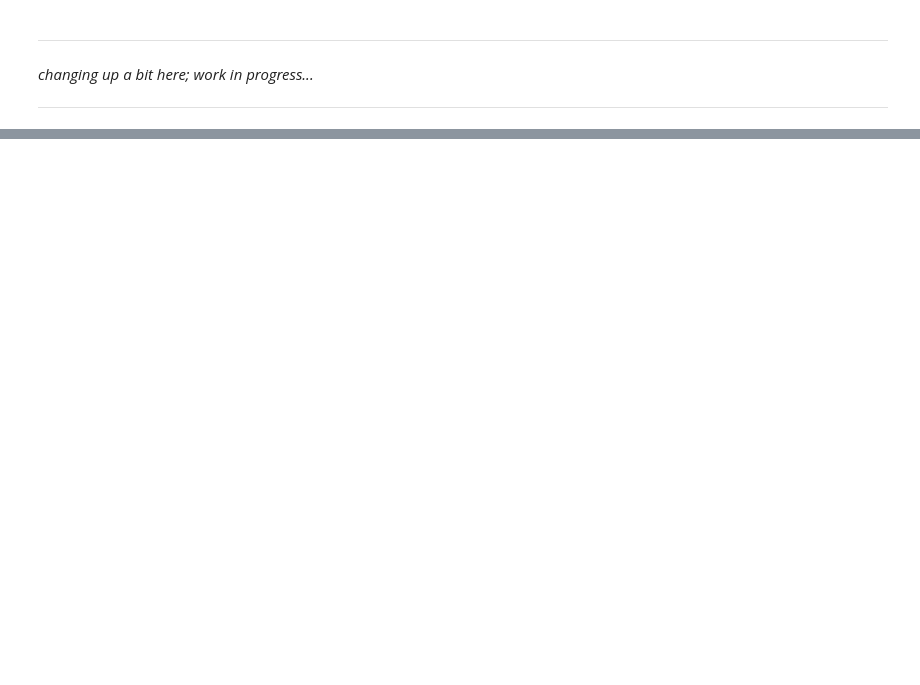
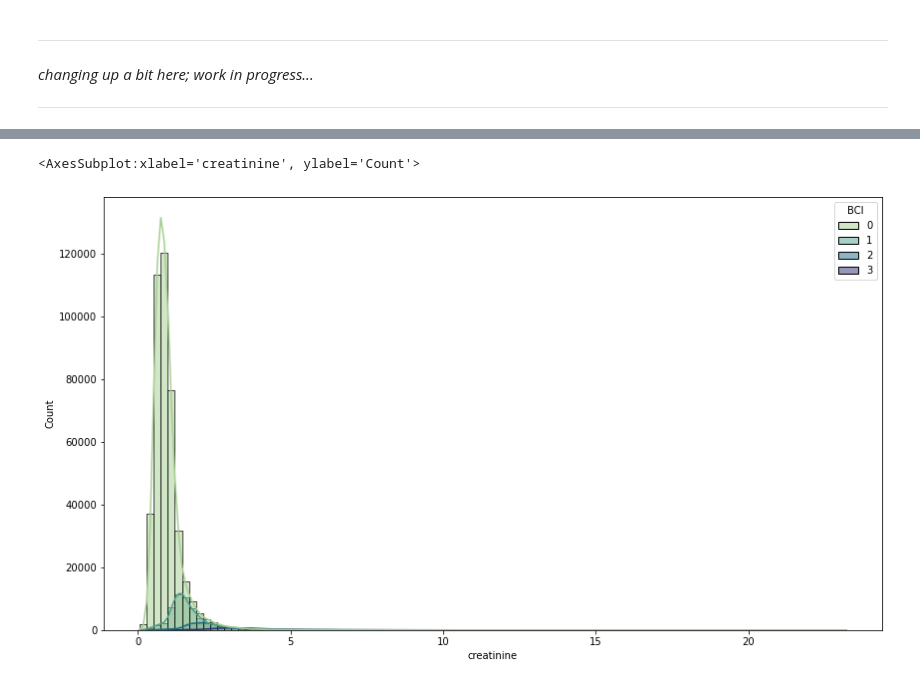
Before and after one commit to isaranwrap/StandardizingAKI, a Jupyter notebook: notebooks/Results.ipynb, the cells around one changed output, grey strips where cells are left out. Saved outputs shown, nothing was run; the diff lists cells and outputs as text; code cells hidden in the pictures; blank space fills up the shorter version.

```diff
--- a/notebooks/Results.ipynb
+++ b/notebooks/Results.ipynb
@@ -472,0 +503,7 @@ print([comb_olpp[comb_olpp[flaggerDefinitions[d]] > 0].index.nunique() for d in
+# %%
+plt.figure(figsize=(14,8))
+sns.histplot(baselineCreatDF, x="creatinine", cbar=True, bins=100, kde=True, label='Creatinine Distribution',
+             hue='BCI', palette="crest")
+# %% [output]
+<AxesSubplot:xlabel='creatinine', ylabel='Count'>
+[figure, added]
```
Also changed, not shown: parts of 36 cells of this notebook, 5 other files.
